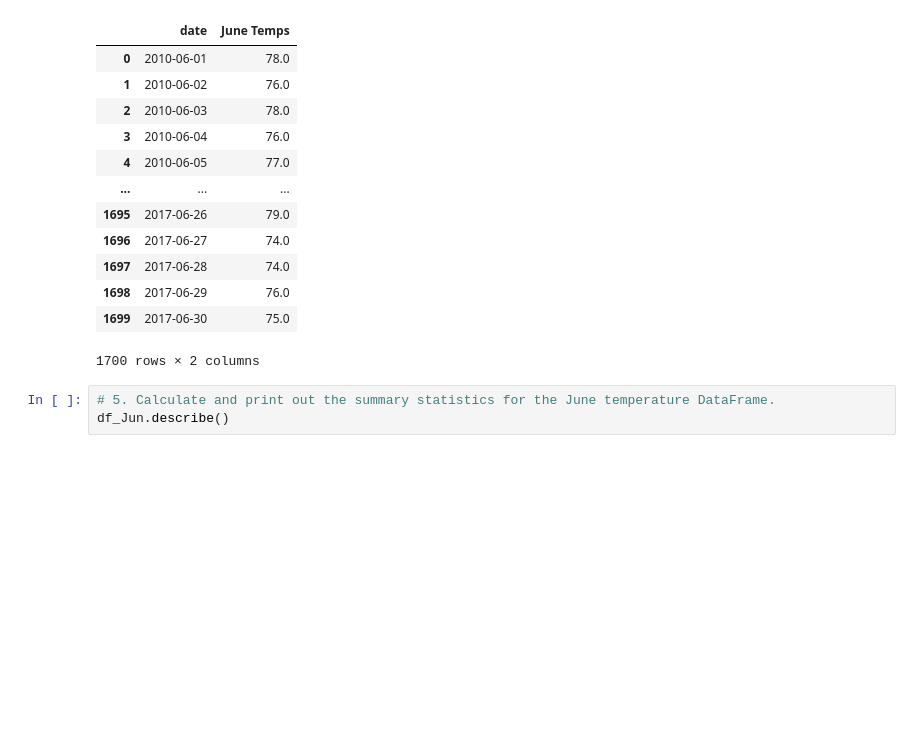
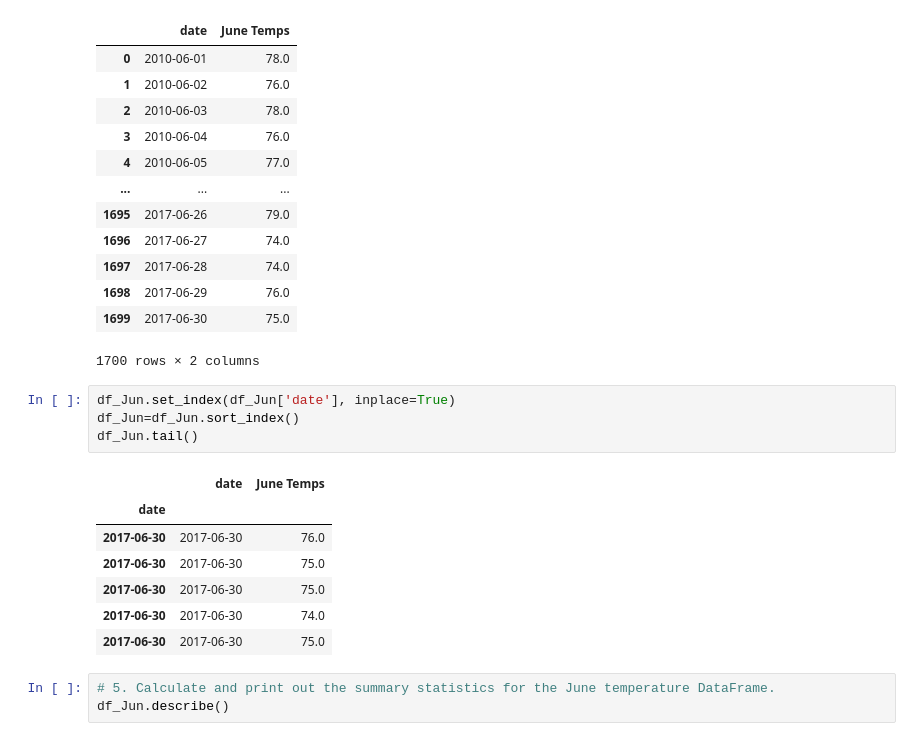
Before and after one commit to hankai26/surfs_up, a Jupyter notebook: SurfsUp_Challenge.ipynb, the cells around one changed output. Drawn from its saved outputs; the diff is of its cells as text; blank space fills up the shorter version.

```diff
--- a/SurfsUp_Challenge.ipynb
+++ b/SurfsUp_Challenge.ipynb
@@ -76,6 +76,18 @@ df_Jun
 | 1698 | 2017-06-29 | 76.0 |
 | 1699 | 2017-06-30 | 75.0 |
 1700 rows × 2 columns
+# %%
+df_Jun.set_index(df_Jun['date'], inplace=True)
+df_Jun=df_Jun.sort_index()
+df_Jun.tail()
+# %% [output]
+|  | date | June Temps |
+| date |  |  |
+| 2017-06-30 | 2017-06-30 | 76.0 |
+| 2017-06-30 | 2017-06-30 | 75.0 |
+| 2017-06-30 | 2017-06-30 | 75.0 |
+| 2017-06-30 | 2017-06-30 | 74.0 |
+| 2017-06-30 | 2017-06-30 | 75.0 |
 # %%
 # 5. Calculate and print out the summary statistics for the June temperature DataFrame.
 df_Jun.describe()
```
Also changed, not shown: parts of 7 cells of this notebook, 1 other file.
